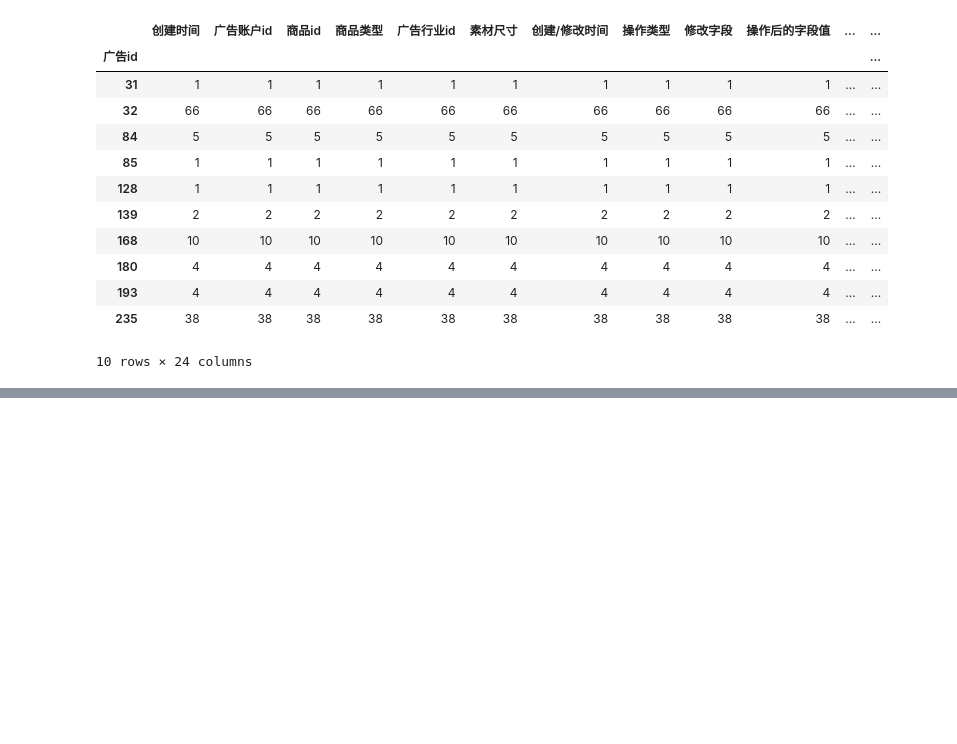
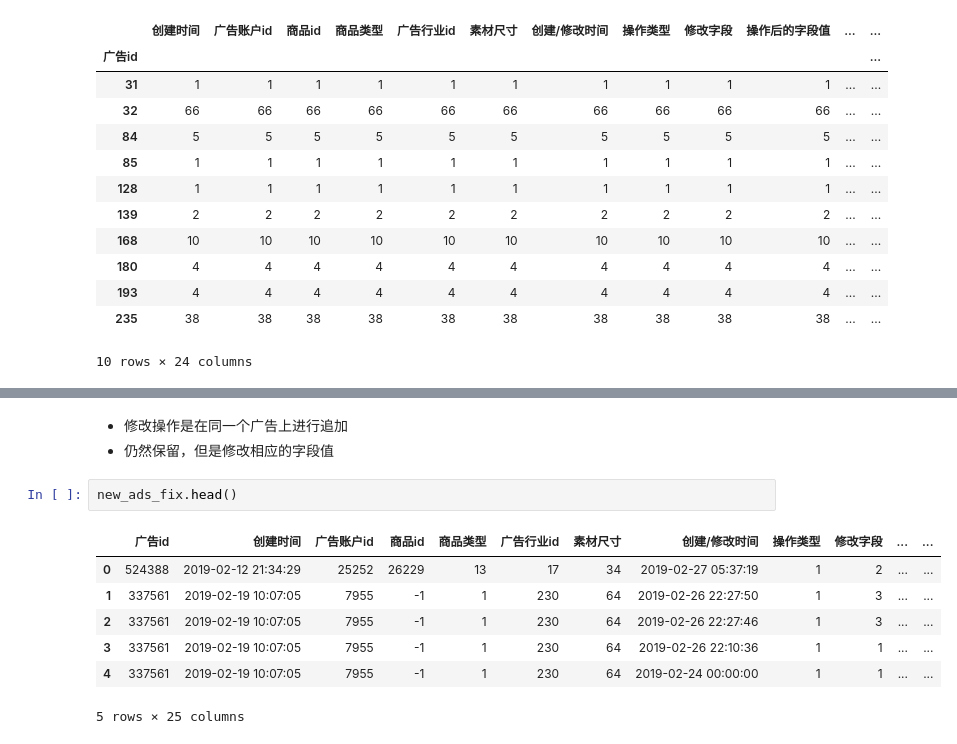
Before and after one commit to AutuanLiu/2019TencentAlgorithm, a Jupyter notebook: nbs/train_ads_features-fix.ipynb, the cells around one changed output, grey strips where cells are left out. Cells and saved outputs as stored; diff of their text form; blank space fills up the shorter version.

```diff
--- a/nbs/train_ads_features.ipynb
+++ b/nbs/train_ads_features-fix.ipynb
@@ -303,0 +318,13 @@ ads.head()
+# %% [markdown]
+- 修改操作是在同一个广告上进行追加
+- 仍然保留，但是修改相应的字段值
+# %%
+new_ads_fix.head()
+# %% [output]
+|  | 广告id | 创建时间 | 广告账户id | 商品id | 商品类型 | 广告行业id | 素材尺寸 | 创建/修改时间 | 操作类型 | 修改字段 | ... | ... |
+| 0 | 524388 | 2019-02-12 21:34:29 | 25252 | 26229 | 13 | 17 | 34 | 2019-02-27 05:37:19 | 1 | 2 | ... | ... |
+| 1 | 337561 | 2019-02-19 10:07:05 | 7955 | -1 | 1 | 230 | 64 | 2019-02-26 22:27:50 | 1 | 3 | ... | ... |
+| 2 | 337561 | 2019-02-19 10:07:05 | 7955 | -1 | 1 | 230 | 64 | 2019-02-26 22:27:46 | 1 | 3 | ... | ... |
+| 3 | 337561 | 2019-02-19 10:07:05 | 7955 | -1 | 1 | 230 | 64 | 2019-02-26 22:10:36 | 1 | 1 | ... | ... |
+| 4 | 337561 | 2019-02-19 10:07:05 | 7955 | -1 | 1 | 230 | 64 | 2019-02-24 00:00:00 | 1 | 1 | ... | ... |
+5 rows × 25 columns
```
Also changed, not shown: parts of 44 cells of this notebook, 10 other files.
